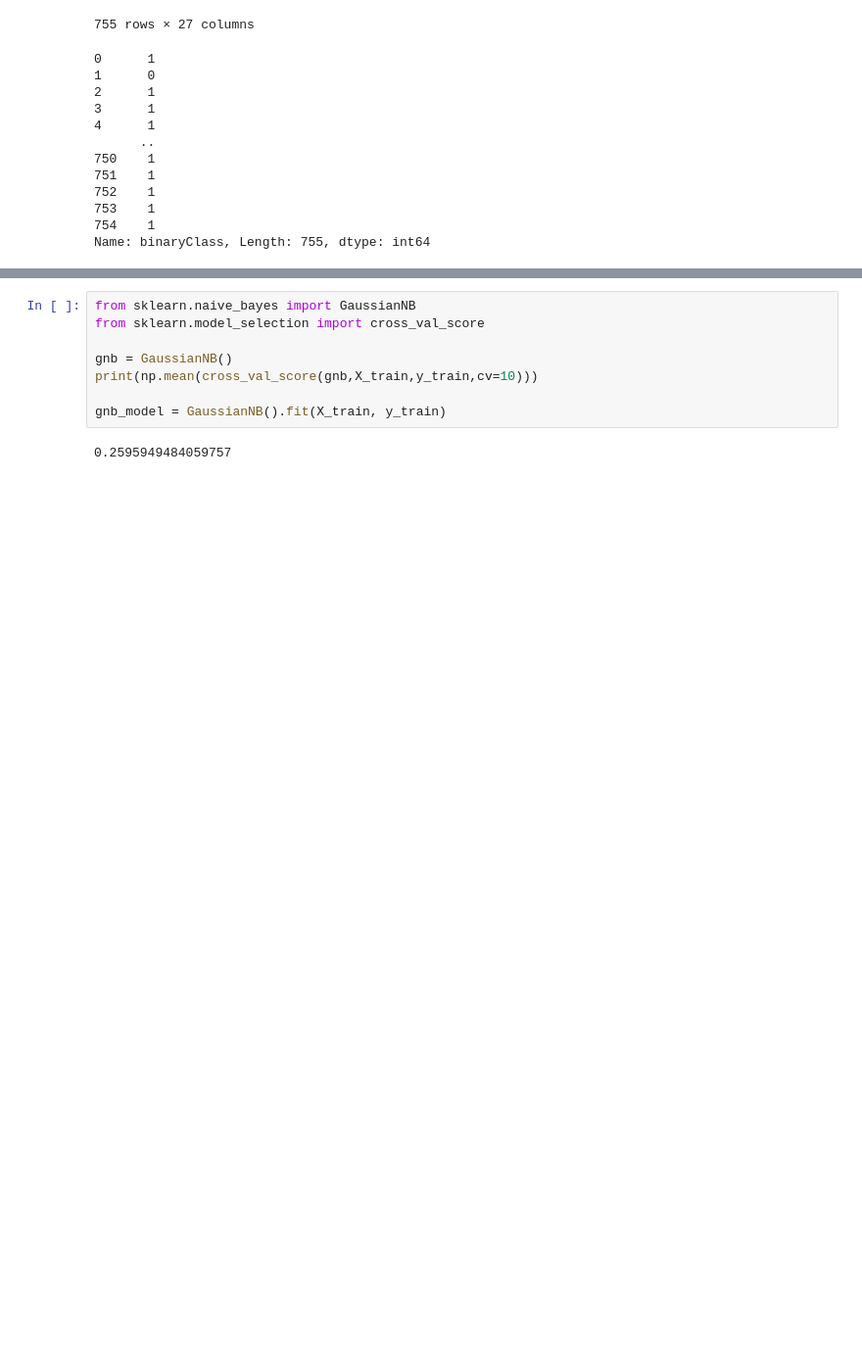
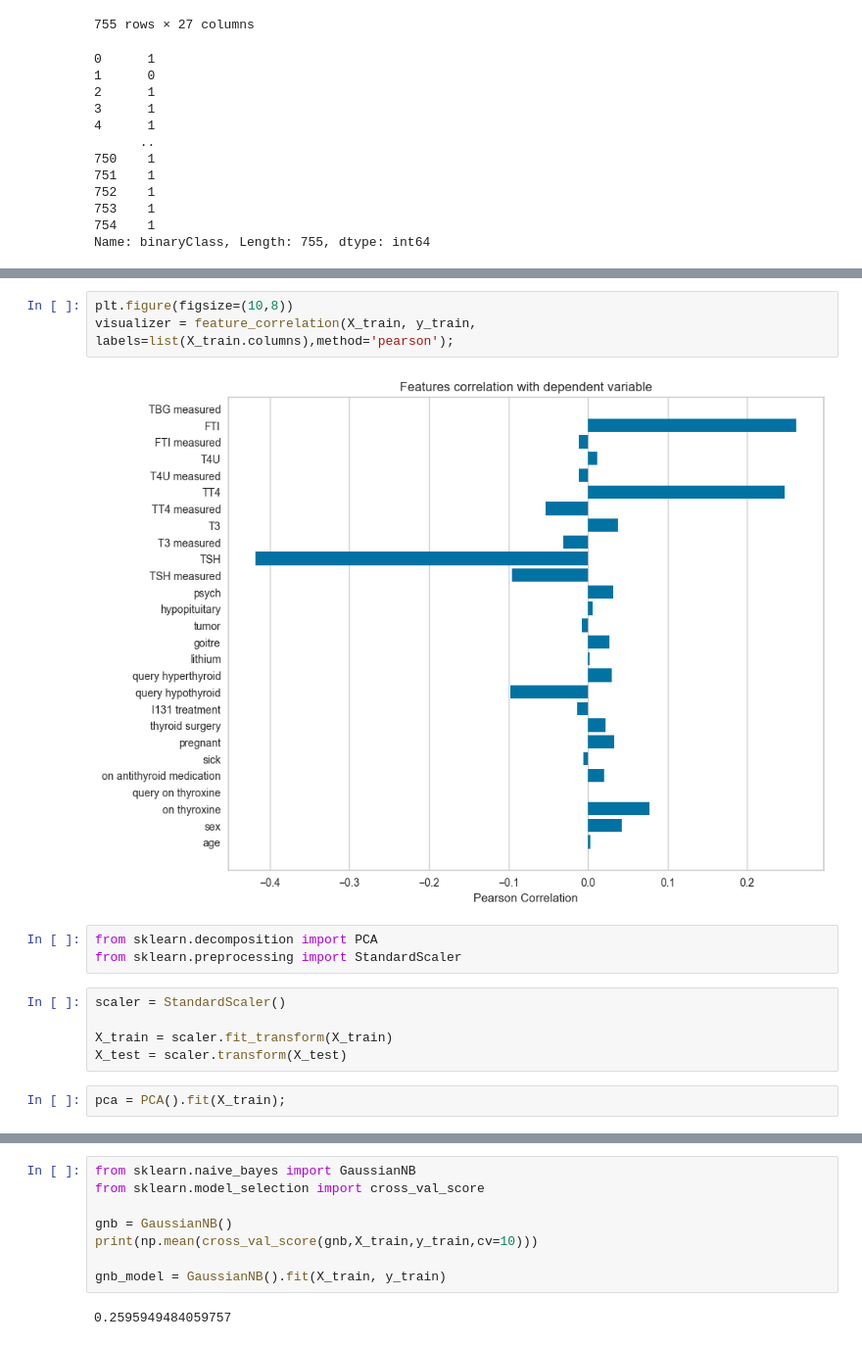
Before and after one commit to cuberhaus/APA_Practica, a Jupyter notebook: hypothyroid.ipynb, the cells around one changed output, grey strips where cells are left out. Shown at 98% size. Cells and saved outputs as stored; diff of their text form; blank space fills up the shorter version.

```diff
--- a/hypothyroid.ipynb
+++ b/hypothyroid.ipynb
@@ -842,0 +856,15 @@ Name: binaryClass, Length: 755, dtype: int64
+# %%
+plt.figure(figsize=(10,8))
+visualizer = feature_correlation(X_train, y_train, labels=list(X_train.columns),method='pearson');
+# %% [output]
+[figure, added]
+# %%
+from sklearn.decomposition import PCA
+from sklearn.preprocessing import StandardScaler
+# %%
+scaler = StandardScaler()
+
+X_train = scaler.fit_transform(X_train)
+X_test = scaler.transform(X_test)
+# %%
+pca = PCA().fit(X_train);
```
Also changed, not shown: parts of 77 cells of this notebook.
